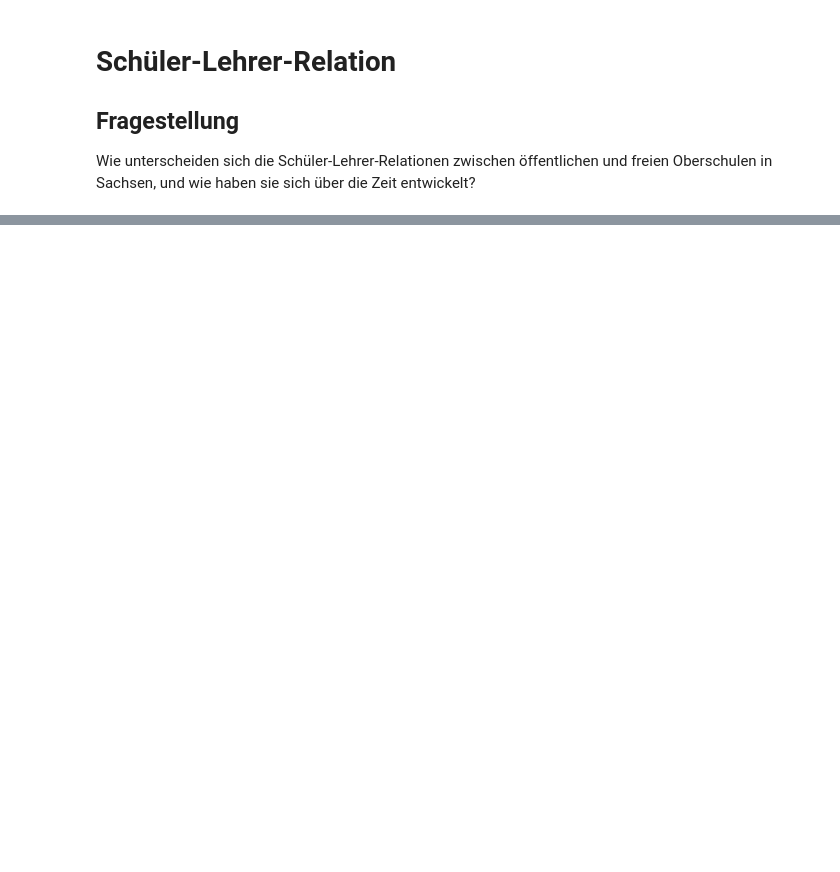
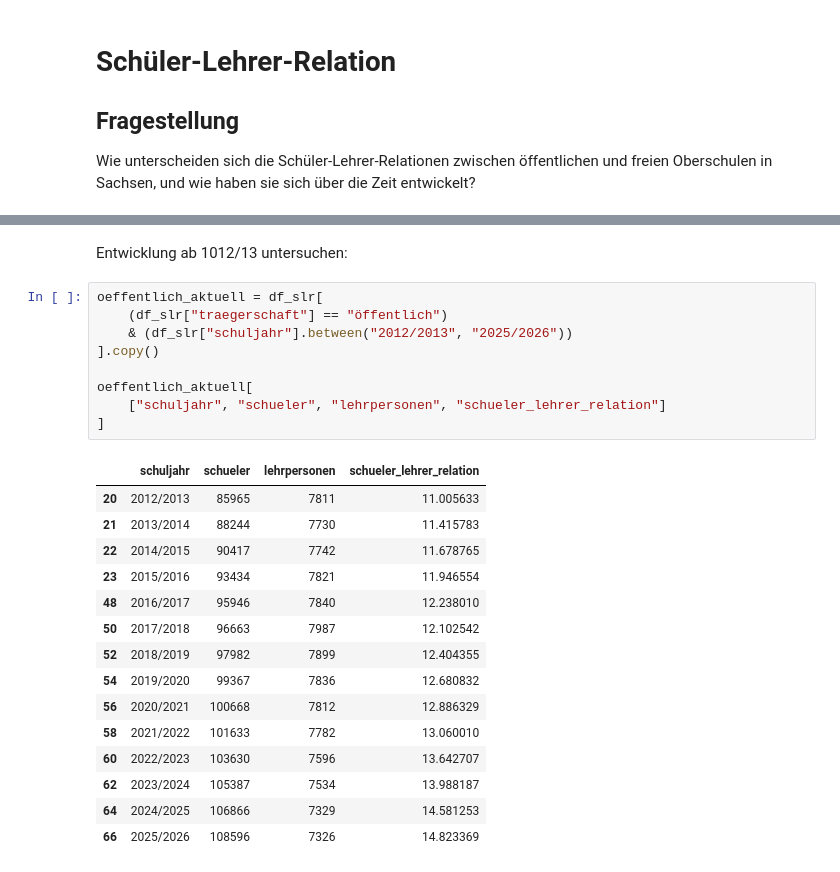
Before and after one commit to AndreR819/PortfolioProjekt, a Jupyter notebook: notebooks/04_schueler_lehrer_relation.ipynb, the cells around one changed output, grey strips where cells are left out. Cells and saved outputs as stored; diff of their text form; blank space fills up the shorter version.

```diff
--- a/notebooks/04_schueler_lehrer_relation.ipynb
+++ b/notebooks/04_schueler_lehrer_relation.ipynb
@@ -72,0 +290,27 @@ print(df_schueler_lehrer["schuljahr"].iloc[-1])
+# %% [markdown]
+Entwicklung ab 1012/13 untersuchen:
+# %%
+oeffentlich_aktuell = df_slr[
+    (df_slr["traegerschaft"] == "öffentlich")
+    & (df_slr["schuljahr"].between("2012/2013", "2025/2026"))
+].copy()
+
+oeffentlich_aktuell[
+    ["schuljahr", "schueler", "lehrpersonen", "schueler_lehrer_relation"]
+]
+# %% [output]
+|  | schuljahr | schueler | lehrpersonen | schueler_lehrer_relation |
+| 20 | 2012/2013 | 85965 | 7811 | 11.005633 |
+| 21 | 2013/2014 | 88244 | 7730 | 11.415783 |
+| 22 | 2014/2015 | 90417 | 7742 | 11.678765 |
+| 23 | 2015/2016 | 93434 | 7821 | 11.946554 |
+| 48 | 2016/2017 | 95946 | 7840 | 12.238010 |
+| 50 | 2017/2018 | 96663 | 7987 | 12.102542 |
+| 52 | 2018/2019 | 97982 | 7899 | 12.404355 |
+| 54 | 2019/2020 | 99367 | 7836 | 12.680832 |
+| 56 | 2020/2021 | 100668 | 7812 | 12.886329 |
+| 58 | 2021/2022 | 101633 | 7782 | 13.060010 |
+| 60 | 2022/2023 | 103630 | 7596 | 13.642707 |
+| 62 | 2023/2024 | 105387 | 7534 | 13.988187 |
+| 64 | 2024/2025 | 106866 | 7329 | 14.581253 |
+| 66 | 2025/2026 | 108596 | 7326 | 14.823369 |
```
Also changed, not shown: parts of 35 cells of this notebook.
